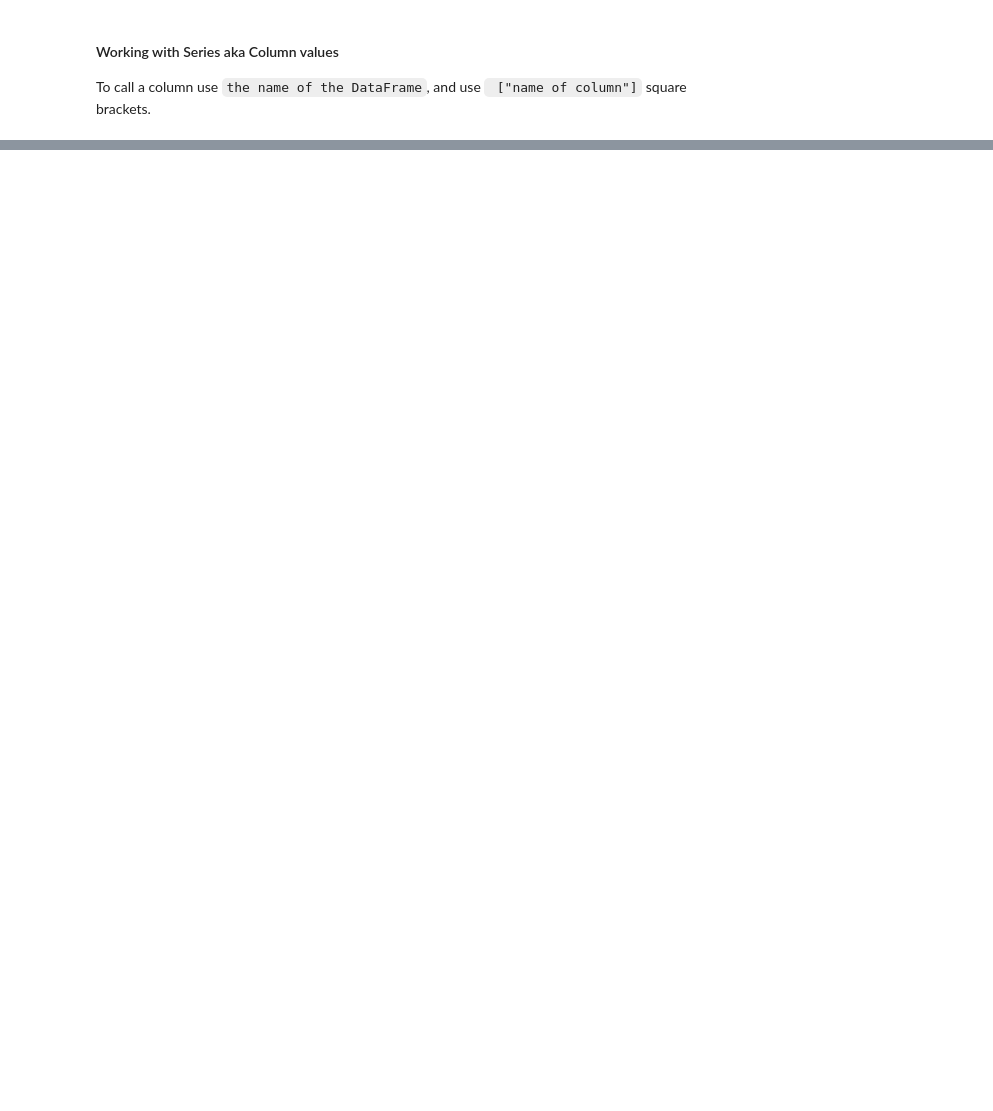
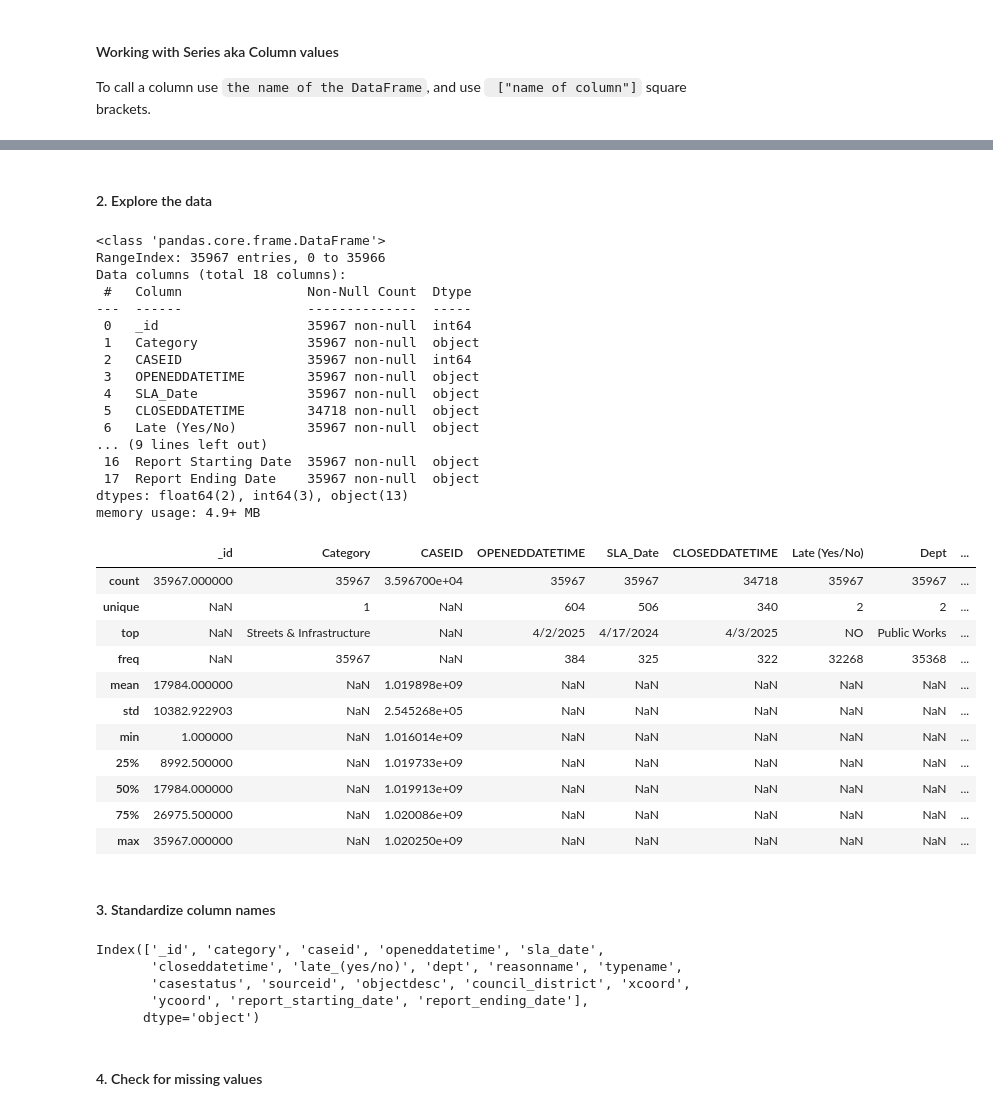
Before and after one commit to dianita956/cedish_pandas_workshop, a Jupyter notebook: pandas.ipynb, the cells around one changed output, grey strips where cells are left out. Cells and saved outputs as stored; diff of their text form; code cells hidden in the pictures; blank space fills up the shorter version.

Commit message:
update pandas notebook

```diff
--- a/pandas.ipynb
+++ b/pandas.ipynb
@@ -298,0 +257,3 @@ sa_311.describe(include='all')
+# %%
+# optional, set up some display options
+pd.set_option('display.max_columns', None)
@@ -298,0 +278,51 @@ sa_311.describe(include='all')
+# %% [markdown]
+<h4>2. Explore the data</h4>
+# %%
+# explore the structure
+sa311_df.info()
+
+sa311_df.describe(include='all') # includes object columns: data type of "object" typically store strings or mixed data types. (resource) pandas.DataFrame.dtypes: https://pandas.pydata.org/docs/user_guide/basics.html#basics-dtypes
+# %% [output]
+<class 'pandas.core.frame.DataFrame'>
+RangeIndex: 35967 entries, 0 to 35966
+Data columns (total 18 columns):
+ #   Column                Non-Null Count  Dtype
+---  ------                --------------  -----
+ 0   _id                   35967 non-null  int64
+ 1   Category              35967 non-null  object
+ 2   CASEID                35967 non-null  int64
+ 3   OPENEDDATETIME        35967 non-null  object
+ 4   SLA_Date              35967 non-null  object
+ 5   CLOSEDDATETIME        34718 non-null  object
+ 6   Late (Yes/No)         35967 non-null  object
+... (9 lines left out)
+ 16  Report Starting Date  35967 non-null  object
+ 17  Report Ending Date    35967 non-null  object
+dtypes: float64(2), int64(3), object(13)
+memory usage: 4.9+ MB
+|  | _id | Category | CASEID | OPENEDDATETIME | SLA_Date | CLOSEDDATETIME | Late (Yes/No) | Dept | ... |
+| count | 35967.000000 | 35967 | 3.596700e+04 | 35967 | 35967 | 34718 | 35967 | 35967 | ... |
+| unique | NaN | 1 | NaN | 604 | 506 | 340 | 2 | 2 | ... |
+| top | NaN | Streets & Infrastructure | NaN | 4/2/2025 | 4/17/2024 | 4/3/2025 | NO | Public Works | ... |
+| freq | NaN | 35967 | NaN | 384 | 325 | 322 | 32268 | 35368 | ... |
+| mean | 17984.000000 | NaN | 1.019898e+09 | NaN | NaN | NaN | NaN | NaN | ... |
+| std | 10382.922903 | NaN | 2.545268e+05 | NaN | NaN | NaN | NaN | NaN | ... |
+| min | 1.000000 | NaN | 1.016014e+09 | NaN | NaN | NaN | NaN | NaN | ... |
+| 25% | 8992.500000 | NaN | 1.019733e+09 | NaN | NaN | NaN | NaN | NaN | ... |
+| 50% | 17984.000000 | NaN | 1.019913e+09 | NaN | NaN | NaN | NaN | NaN | ... |
+| 75% | 26975.500000 | NaN | 1.020086e+09 | NaN | NaN | NaN | NaN | NaN | ... |
+| max | 35967.000000 | NaN | 1.020250e+09 | NaN | NaN | NaN | NaN | NaN | ... |
+# %% [markdown]
+<h4> 3. Standardize column names </h4>
+# %%
+# strip whitespace from column names
+sa311_df.columns = sa311_df.columns.str.strip().str.lower().str.replace(' ', '_')
+sa311_df.columns
+# %% [output]
+Index(['_id', 'category', 'caseid', 'openeddatetime', 'sla_date',
+       'closeddatetime', 'late_(yes/no)', 'dept', 'reasonname', 'typename',
+       'casestatus', 'sourceid', 'objectdesc', 'council_district', 'xcoord',
+       'ycoord', 'report_starting_date', 'report_ending_date'],
+      dtype='object')
+# %% [markdown]
+<h4> 4. Check for missing values </h4>
```
Also changed, not shown: parts of 28 cells of this notebook.
